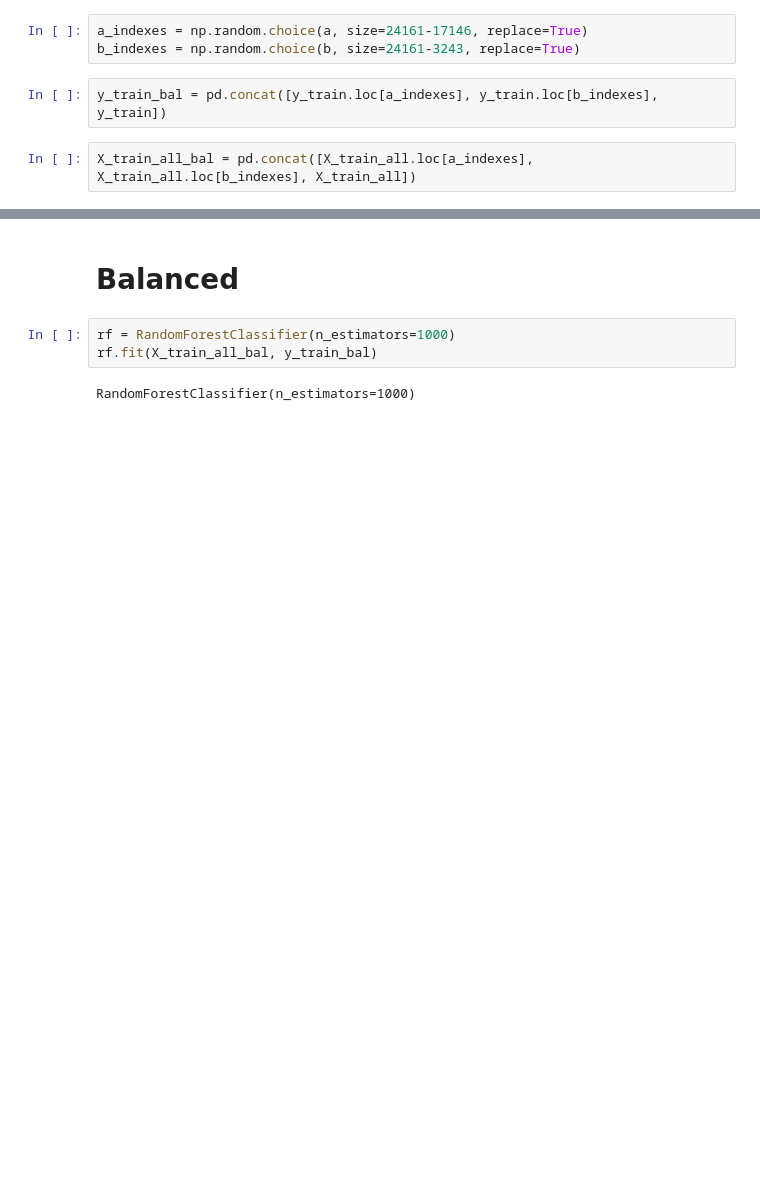
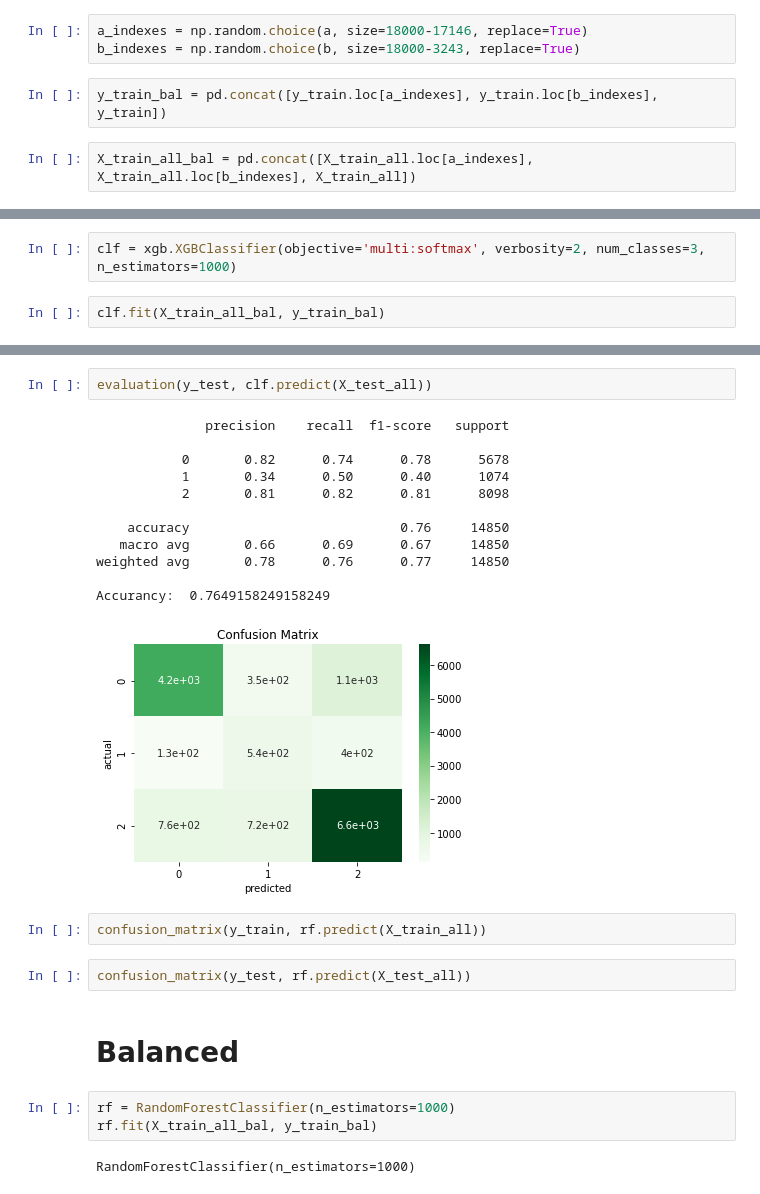
Before and after one commit to sydroth/tanzaniawellclassification, a Jupyter notebook: notebooks/mef_modeling.ipynb, the cells around one changed output, grey strips where cells are left out. Saved outputs shown, nothing was run; the diff lists cells and outputs as text; blank space fills up the shorter version.

```diff
--- a/notebooks/mef_modeling.ipynb
+++ b/notebooks/mef_modeling.ipynb
@@ -133,8 +154,8 @@ print(len(c))
 3243
 24161
 # %%
-a_indexes = np.random.choice(a, size=24161-17146, replace=True)
-b_indexes = np.random.choice(b, size=24161-3243, replace=True)
+a_indexes = np.random.choice(a, size=18000-17146, replace=True)
+b_indexes = np.random.choice(b, size=18000-3243, replace=True)
 # %%
 y_train_bal = pd.concat([y_train.loc[a_indexes], y_train.loc[b_indexes], y_train])
 # %%
@@ -183,0 +207,4 @@ Length: 44550, dtype: int64
+# %%
+clf = xgb.XGBClassifier(objective='multi:softmax', verbosity=2, num_classes=3, n_estimators=1000)
+# %%
+clf.fit(X_train_all_bal, y_train_bal)
@@ -184,3 +238,22 @@ Length: 44550, dtype: int64
+# %%
+evaluation(y_test, clf.predict(X_test_all))
+# %% [output]
+              precision    recall  f1-score   support
+
+           0       0.82      0.74      0.78      5678
+           1       0.34      0.50      0.40      1074
+           2       0.81      0.82      0.81      8098
+
+    accuracy                           0.76     14850
+   macro avg       0.66      0.69      0.67     14850
+weighted avg       0.78      0.76      0.77     14850
+
+Accurancy:  0.7649158249158249
+[figure, added]
+# %%
+confusion_matrix(y_train, rf.predict(X_train_all))
+# %%
+confusion_matrix(y_test, rf.predict(X_test_all))
 # %% [markdown]
 # Balanced
 # %%
```
Also changed, not shown: parts of 9 cells of this notebook, 8 other files.
